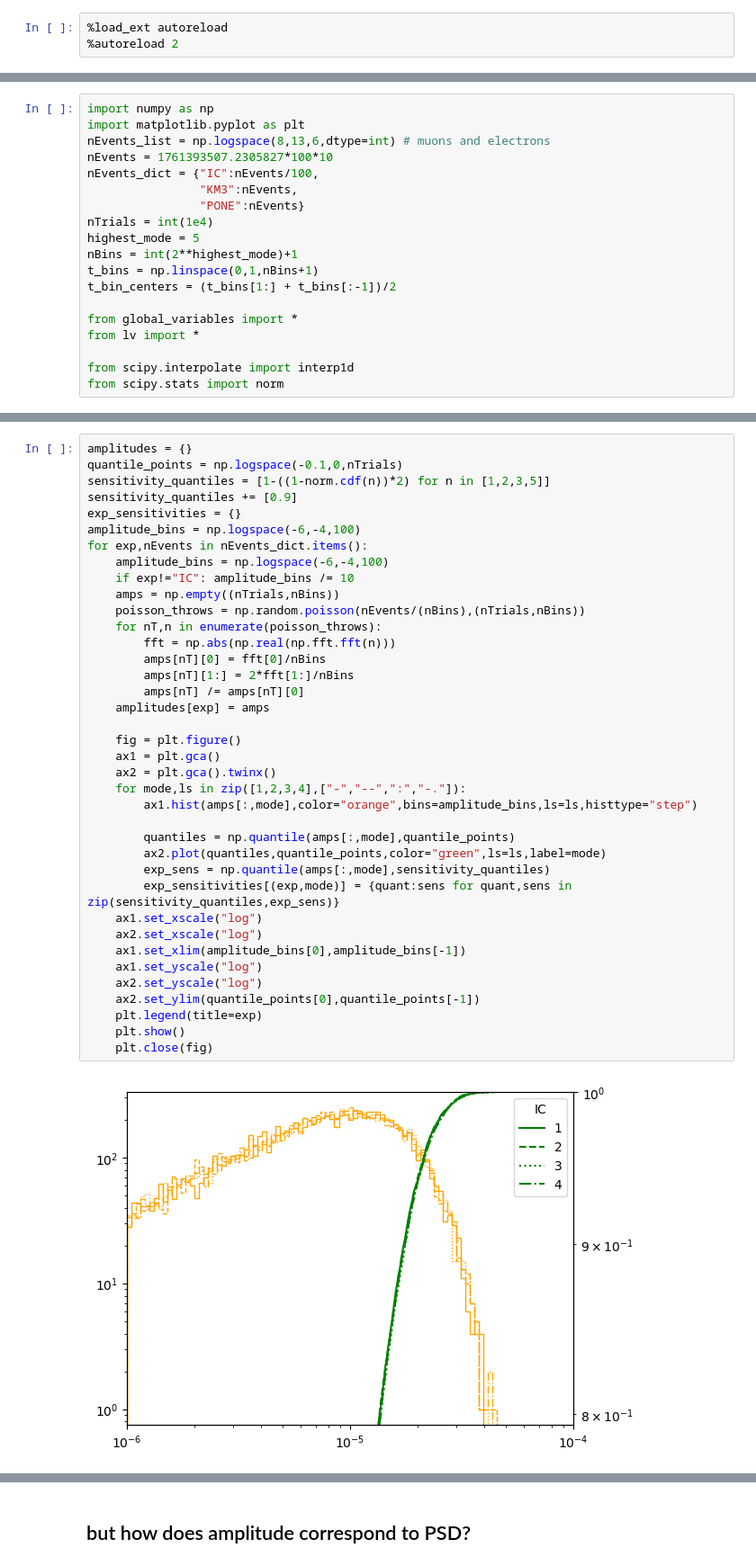
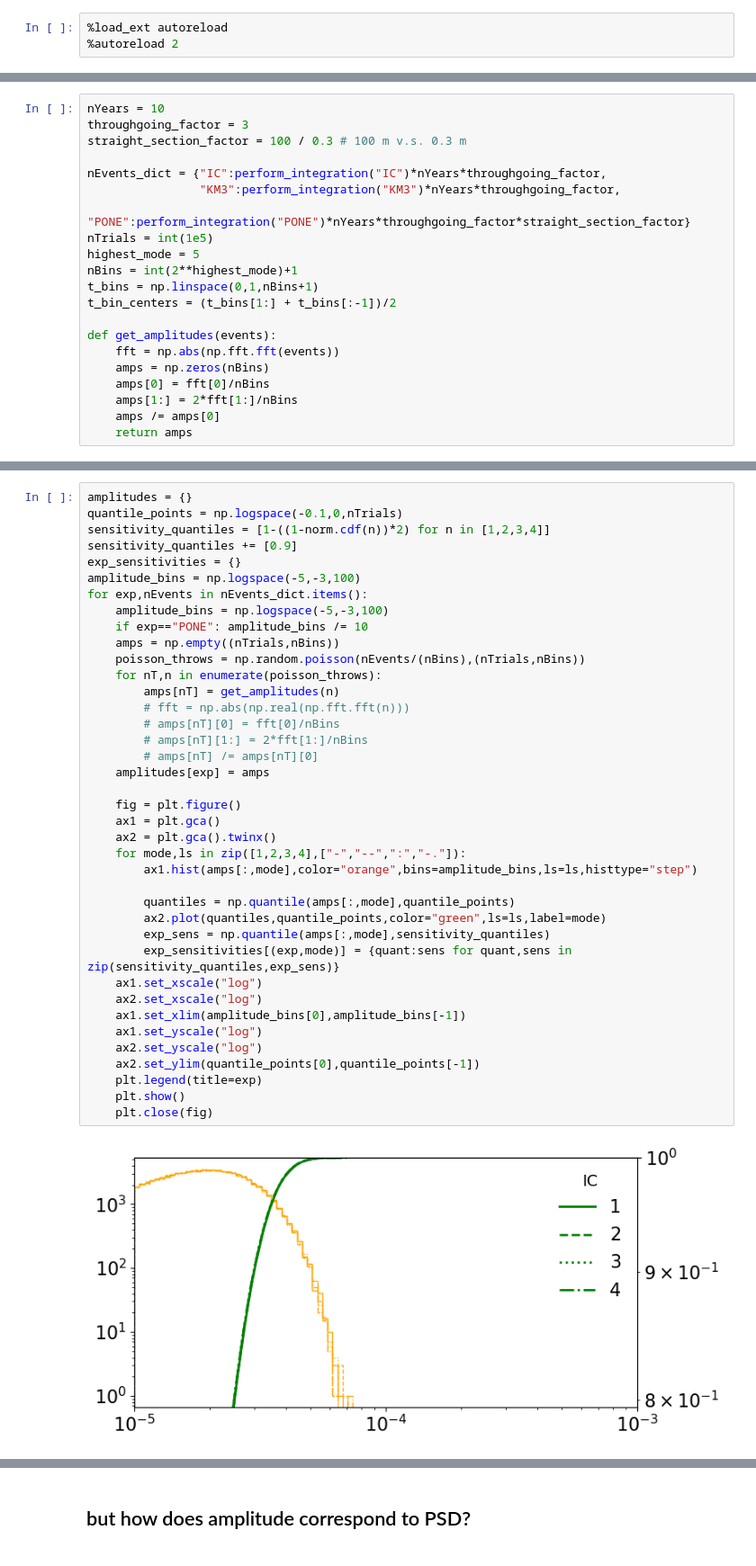
Before and after one commit to nickkamp1/NuTelescopeMuCollider, a Jupyter notebook: LorentzViolationSidereal_Analysis.ipynb, the cells around one changed output, grey strips where cells are left out. Shown at 90% size. Saved outputs shown, nothing was run; the diff lists cells and outputs as text.

```diff
--- a/LorentzViolationSidereal_Analysis.ipynb
+++ b/LorentzViolationSidereal_Analysis.ipynb
@@ -4,19 +52,21 @@
 # %%
-import numpy as np
-import matplotlib.pyplot as plt
-nEvents_list = np.logspace(8,13,6,dtype=int) # muons and electrons
-nEvents = 1761393507.2305827*100*10
-nEvents_dict = {"IC":nEvents/100,
-                "KM3":nEvents,
-                "PONE":nEvents}
-nTrials = int(1e4)
+nYears = 10
+throughgoing_factor = 3
+straight_section_factor = 100 / 0.3 # 100 m v.s. 0.3 m
+
+nEvents_dict = {"IC":perform_integration("IC")*nYears*throughgoing_factor,
+                "KM3":perform_integration("KM3")*nYears*throughgoing_factor,
+                "PONE":perform_integration("PONE")*nYears*throughgoing_factor*straight_section_factor}
+nTrials = int(1e5)
 highest_mode = 5
 nBins = int(2**highest_mode)+1
 t_bins = np.linspace(0,1,nBins+1)
 t_bin_centers = (t_bins[1:] + t_bins[:-1])/2
 
-from global_variables import *
-from lv import *
-
-from scipy.interpolate import interp1d
-from scipy.stats import norm
+def get_amplitudes(events):
+    fft = np.abs(np.fft.fft(events))
+    amps = np.zeros(nBins)
+    amps[0] = fft[0]/nBins
+    amps[1:] = 2*fft[1:]/nBins
+    amps /= amps[0]
+    return amps
@@ -23,40 +77,41 @@ from scipy.stats import norm
 # %%
 amplitudes = {}
 quantile_points = np.logspace(-0.1,0,nTrials)
-sensitivity_quantiles = [1-((1-norm.cdf(n))*2) for n in [1,2,3,5]]
+sensitivity_quantiles = [1-((1-norm.cdf(n))*2) for n in [1,2,3,4]]
 sensitivity_quantiles += [0.9]
 exp_sensitivities = {}
-amplitude_bins = np.logspace(-6,-4,100)
+amplitude_bins = np.logspace(-5,-3,100)
 for exp,nEvents in nEvents_dict.items():
-    amplitude_bins = np.logspace(-6,-4,100)
-    if exp!="IC": amplitude_bins /= 10
+    amplitude_bins = np.logspace(-5,-3,100)
+    if exp=="PONE": amplitude_bins /= 10
     amps = np.empty((nTrials,nBins))
     poisson_throws = np.random.poisson(nEvents/(nBins),(nTrials,nBins))
     for nT,n in enumerate(poisson_throws):
-        fft = np.abs(np.real(np.fft.fft(n)))
-        amps[nT][0] = fft[0]/nBins
-        amps[nT][1:] = 2*fft[1:]/nBins
-        amps[nT] /= amps[nT][0]
+        amps[nT] = get_amplitudes(n)
+        # fft = np.abs(np.real(np.fft.fft(n)))
+        # amps[nT][0] = fft[0]/nBins
+        # amps[nT][1:] = 2*fft[1:]/nBins
+        # amps[nT] /= amps[nT][0]
     amplitudes[exp] = amps
 
     fig = plt.figure()
     ax1 = plt.gca()
     ax2 = plt.gca().twinx()
     for mode,ls in zip([1,2,3,4],["-","--",":","-."]):
         ax1.hist(amps[:,mode],color="orange",bins=amplitude_bins,ls=ls,histtype="step")
 
         quantiles = np.quantile(amps[:,mode],quantile_points)
         ax2.plot(quantiles,quantile_points,color="green",ls=ls,label=mode)
         exp_sens = np.quantile(amps[:,mode],sensitivity_quantiles)
         exp_sensitivities[(exp,mode)] = {quant:sens for quant,sens in zip(sensitivity_quantiles,exp_sens)}
     ax1.set_xscale("log")
     ax2.set_xscale("log")
     ax1.set_xlim(amplitude_bins[0],amplitude_bins[-1])
     ax1.set_yscale("log")
     ax2.set_yscale("log")
     ax2.set_ylim(quantile_points[0],quantile_points[-1])
     plt.legend(title=exp)
     plt.show()
     plt.close(fig)
 # %% [output]
-[figure, old version]
+[figure, new version]
```
Also changed, not shown: parts of 12 cells of this notebook, 16 other files.
